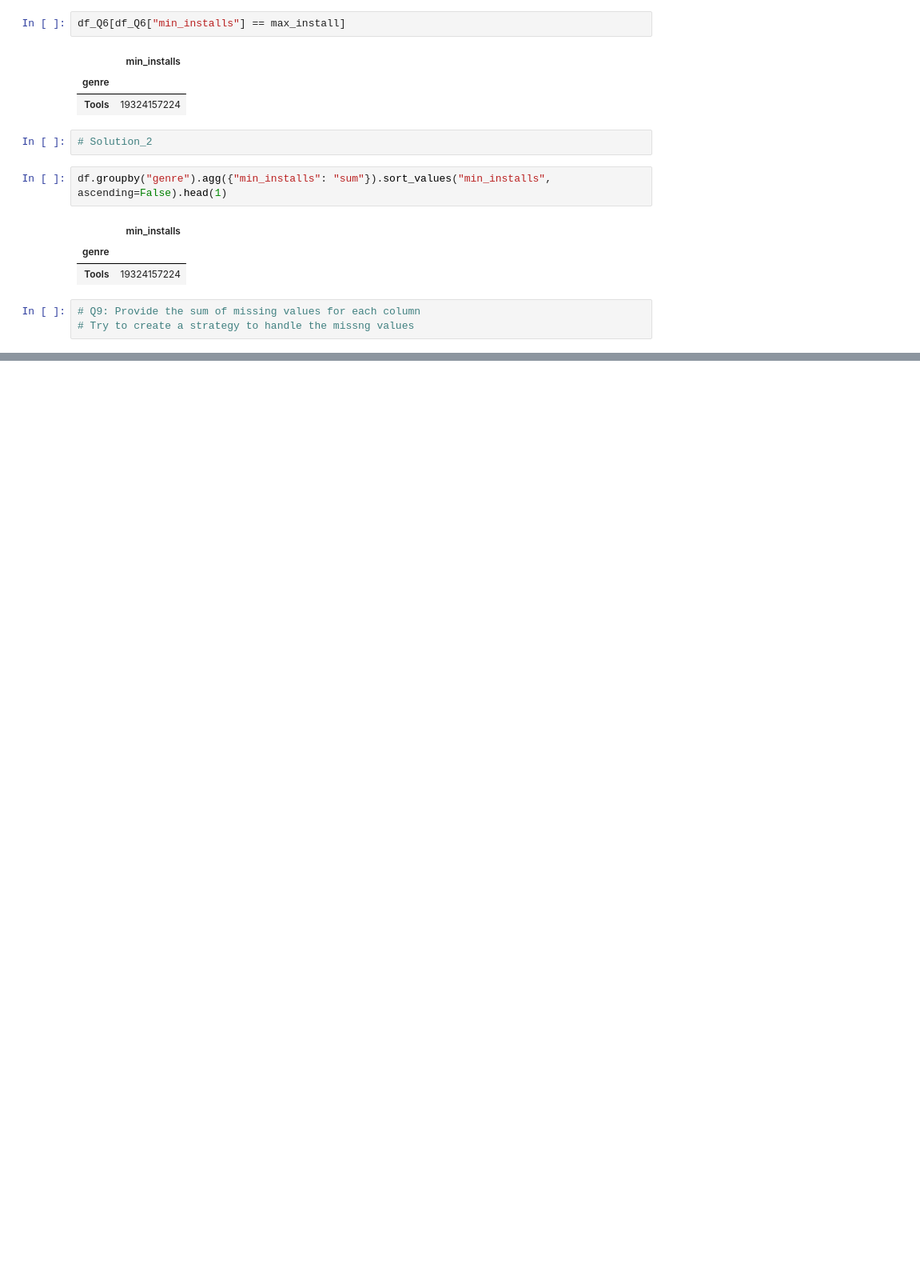
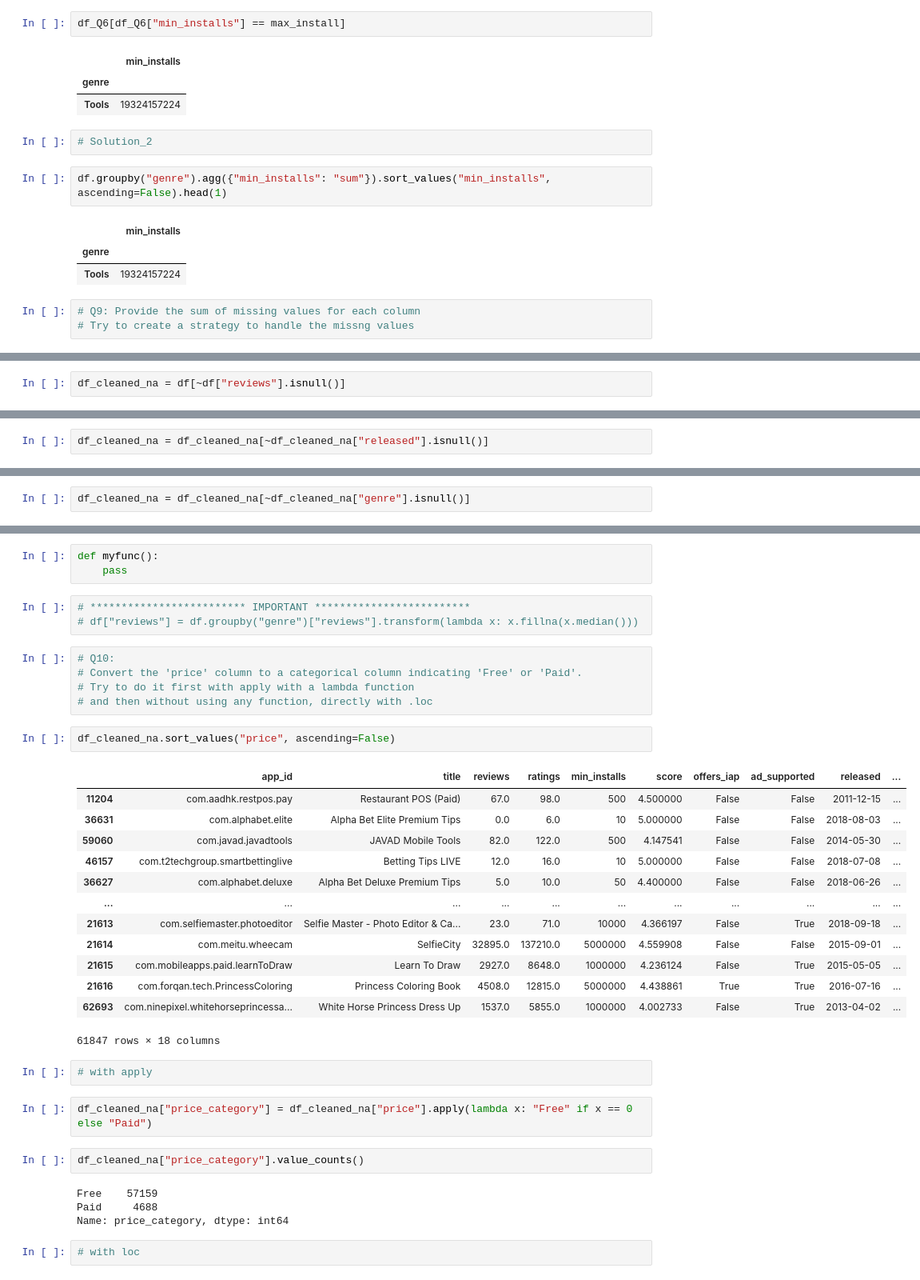
Before and after one commit to bayraktarengin/eurotech, a Jupyter notebook: kaggle/GooglePlayStore.ipynb, the cells around one changed output, grey strips where cells are left out. Shown at 80% size. Drawn from its saved outputs; the diff is of its cells as text; blank space fills up the shorter version.

```diff
--- a/kaggle/GooglePlayStore.ipynb
+++ b/kaggle/GooglePlayStore.ipynb
@@ -357,0 +447,2 @@ dtype: float64
+# %%
+df_cleaned_na = df[~df["reviews"].isnull()]
@@ -357,0 +486,2 @@ dtype: float64
+# %%
+df_cleaned_na = df_cleaned_na[~df_cleaned_na["released"].isnull()]
@@ -357,0 +510,2 @@ dtype: float64
+# %%
+df_cleaned_na = df_cleaned_na[~df_cleaned_na["genre"].isnull()]
@@ -357,0 +623,39 @@ dtype: float64
+# %%
+def myfunc():
+    pass
+# %%
+# ************************* IMPORTANT *************************
+# df["reviews"] = df.groupby("genre")["reviews"].transform(lambda x: x.fillna(x.median()))
+# %%
+# Q10:
+# Convert the 'price' column to a categorical column indicating 'Free' or 'Paid'.
+# Try to do it first with apply with a lambda function
+# and then without using any function, directly with .loc
+# %%
+df_cleaned_na.sort_values("price", ascending=False)
+# %% [output]
+|  | app_id | title | reviews | ratings | min_installs | score | offers_iap | ad_supported | released | ... |
+| 11204 | com.aadhk.restpos.pay | Restaurant POS (Paid) | 67.0 | 98.0 | 500 | 4.500000 | False | False | 2011-12-15 | ... |
+| 36631 | com.alphabet.elite | Alpha Bet Elite Premium Tips | 0.0 | 6.0 | 10 | 5.000000 | False | False | 2018-08-03 | ... |
+| 59060 | com.javad.javadtools | JAVAD Mobile Tools | 82.0 | 122.0 | 500 | 4.147541 | False | False | 2014-05-30 | ... |
+| 46157 | com.t2techgroup.smartbettinglive | Betting Tips LIVE | 12.0 | 16.0 | 10 | 5.000000 | False | False | 2018-07-08 | ... |
+| 36627 | com.alphabet.deluxe | Alpha Bet Deluxe Premium Tips | 5.0 | 10.0 | 50 | 4.400000 | False | False | 2018-06-26 | ... |
+| ... | ... | ... | ... | ... | ... | ... | ... | ... | ... | ... |
+| 21613 | com.selfiemaster.photoeditor | Selfie Master - Photo Editor & Ca... | 23.0 | 71.0 | 10000 | 4.366197 | False | True | 2018-09-18 | ... |
+| 21614 | com.meitu.wheecam | SelfieCity | 32895.0 | 137210.0 | 5000000 | 4.559908 | False | False | 2015-09-01 | ... |
+| 21615 | com.mobileapps.paid.learnToDraw | Learn To Draw | 2927.0 | 8648.0 | 1000000 | 4.236124 | False | True | 2015-05-05 | ... |
+| 21616 | com.forqan.tech.PrincessColoring | Princess Coloring Book | 4508.0 | 12815.0 | 5000000 | 4.438861 | True | True | 2016-07-16 | ... |
+| 62693 | com.ninepixel.whitehorseprincessa... | White Horse Princess Dress Up | 1537.0 | 5855.0 | 1000000 | 4.002733 | False | True | 2013-04-02 | ... |
+61847 rows × 18 columns
+# %%
+# with apply
+# %%
+df_cleaned_na["price_category"] = df_cleaned_na["price"].apply(lambda x: "Free" if x == 0 else "Paid")
+# %%
+df_cleaned_na["price_category"].value_counts()
+# %% [output]
+Free    57159
+Paid     4688
+Name: price_category, dtype: int64
+# %%
+# with loc
```
Also changed, not shown: parts of 23 cells of this notebook.
